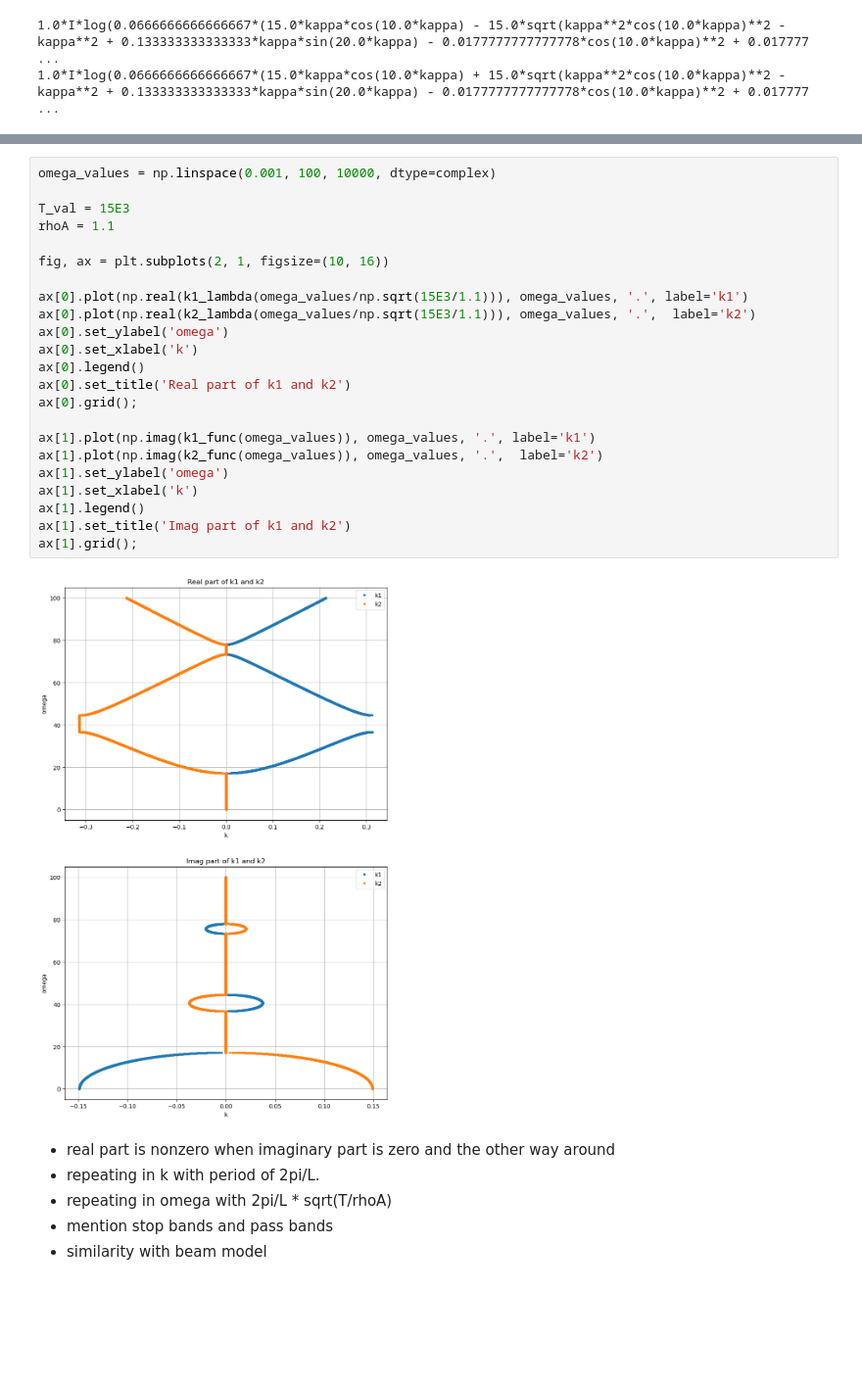
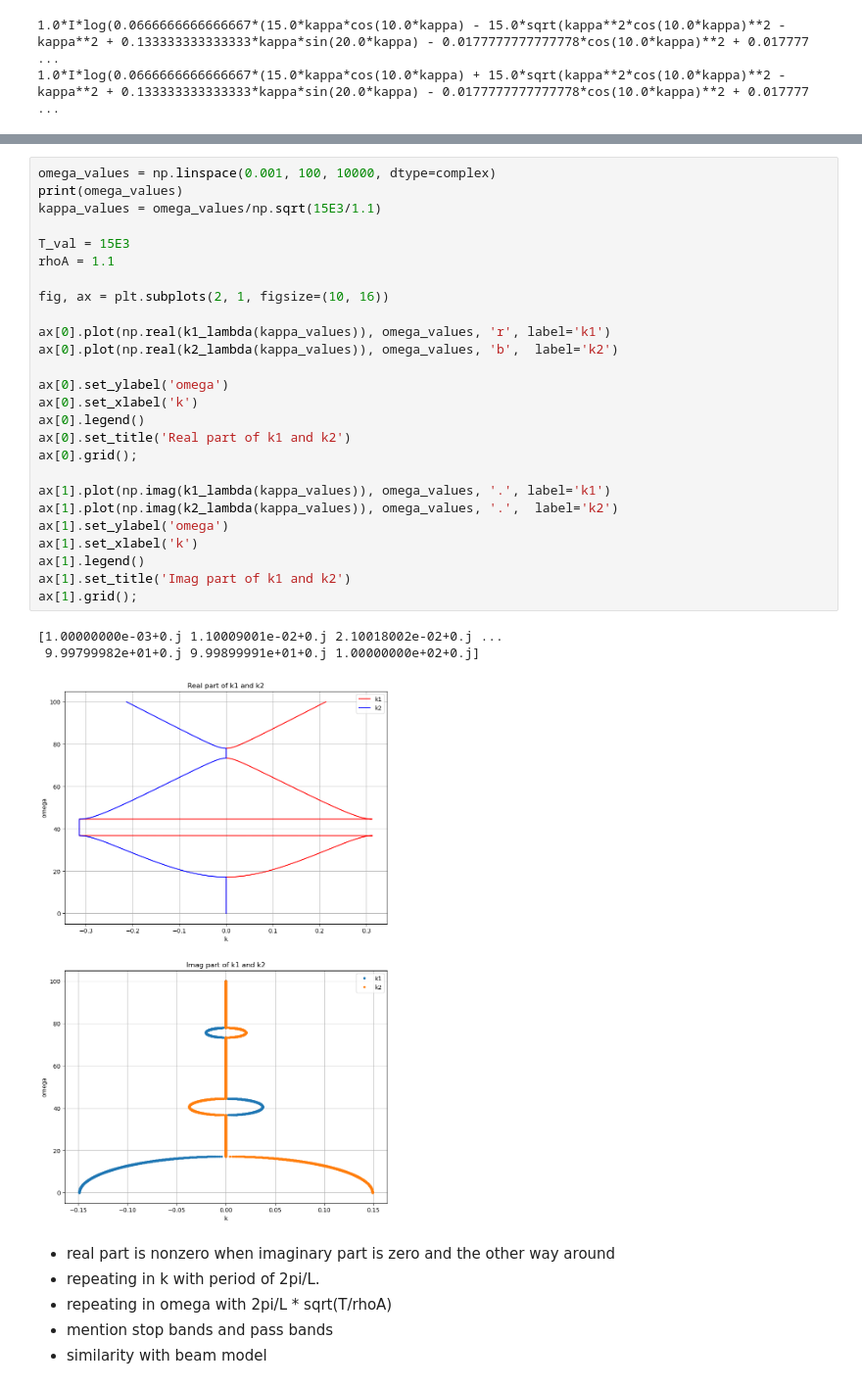
Before and after one commit to Lymone96/CIEM5220-Group2, a Jupyter notebook: 3_ML/question5.ipynb, the cells around one changed output, grey strips where cells are left out. Shown at 98% size. Cells and saved outputs as stored; diff of their text form; blank space fills up the shorter version.

```diff
--- a/3_ML/question5.ipynb
+++ b/3_ML/question5.ipynb
@@ -92,28 +82,33 @@ def k2_func(omega):
 # %%
 omega_values = np.linspace(0.001, 100, 10000, dtype=complex)
+print(omega_values)
+kappa_values = omega_values/np.sqrt(15E3/1.1)
 
 T_val = 15E3
 rhoA = 1.1
 
 fig, ax = plt.subplots(2, 1, figsize=(10, 16))
 
-ax[0].plot(np.real(k1_lambda(omega_values/np.sqrt(15E3/1.1))), omega_values, '.', label='k1')
-ax[0].plot(np.real(k2_lambda(omega_values/np.sqrt(15E3/1.1))), omega_values, '.',  label='k2')
+ax[0].plot(np.real(k1_lambda(kappa_values)), omega_values, 'r', label='k1')
+ax[0].plot(np.real(k2_lambda(kappa_values)), omega_values, 'b',  label='k2')
+
 ax[0].set_ylabel('omega')
 ax[0].set_xlabel('k')
 ax[0].legend()
 ax[0].set_title('Real part of k1 and k2')
 ax[0].grid();
 
-ax[1].plot(np.imag(k1_func(omega_values)), omega_values, '.', label='k1')
-ax[1].plot(np.imag(k2_func(omega_values)), omega_values, '.',  label='k2')
+ax[1].plot(np.imag(k1_lambda(kappa_values)), omega_values, '.', label='k1')
+ax[1].plot(np.imag(k2_lambda(kappa_values)), omega_values, '.',  label='k2')
 ax[1].set_ylabel('omega')
 ax[1].set_xlabel('k')
 ax[1].legend()
 ax[1].set_title('Imag part of k1 and k2')
 ax[1].grid();
 # %% [output]
+[1.00000000e-03+0.j 1.10009001e-02+0.j 2.10018002e-02+0.j ...
+ 9.99799982e+01+0.j 9.99899991e+01+0.j 1.00000000e+02+0.j]
-[figure, old version]
+[figure, new version]
 # %% [markdown]
 - real part is nonzero when imaginary part is zero and the other way around
 - repeating in k with period of 2pi/L.
```
Also changed, not shown: parts of 8 cells of this notebook, 2 other files.
